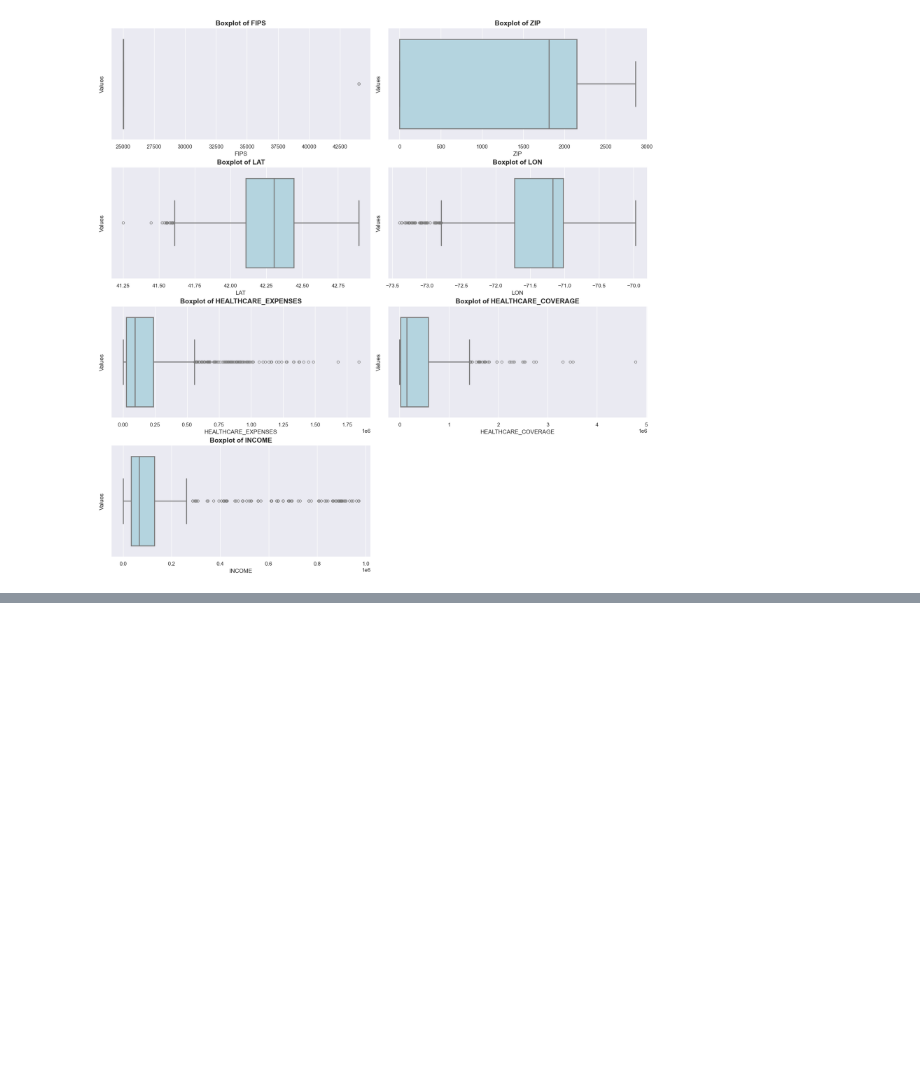
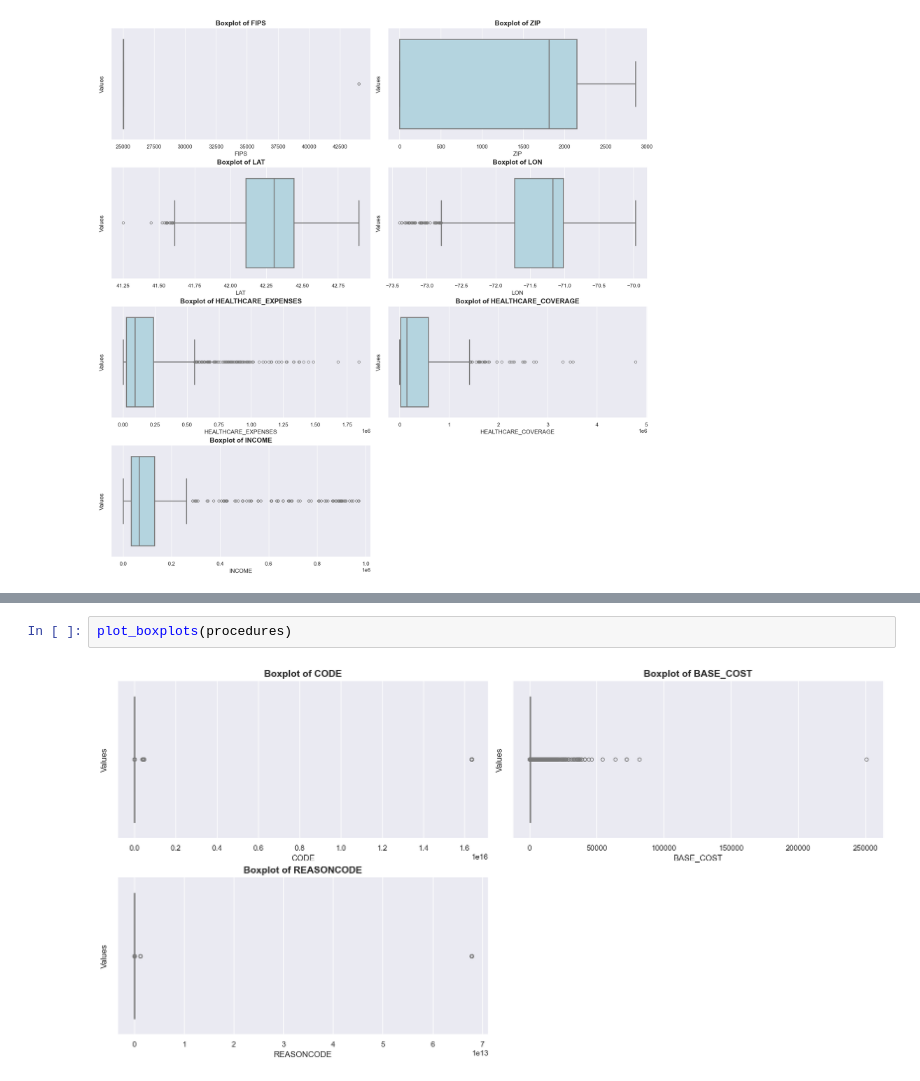
Before and after one commit to csarmie4/clinical-care-dashboard, a Jupyter notebook: exploratory_data_analysis/eda.ipynb, the cells around one changed output, grey strips where cells are left out. Cells and saved outputs as stored; diff of their text form; blank space fills up the shorter version.

```diff
--- a/exploratory_data_analysis/eda.ipynb
+++ b/exploratory_data_analysis/eda.ipynb
@@ -205,0 +307,4 @@ By removing these columns, we will focus on the data that directly supports the
+# %%
+plot_boxplots(procedures)
+# %% [output]
+[figure, added]
```
Also changed, not shown: parts of 29 cells of this notebook, 8 other files.
